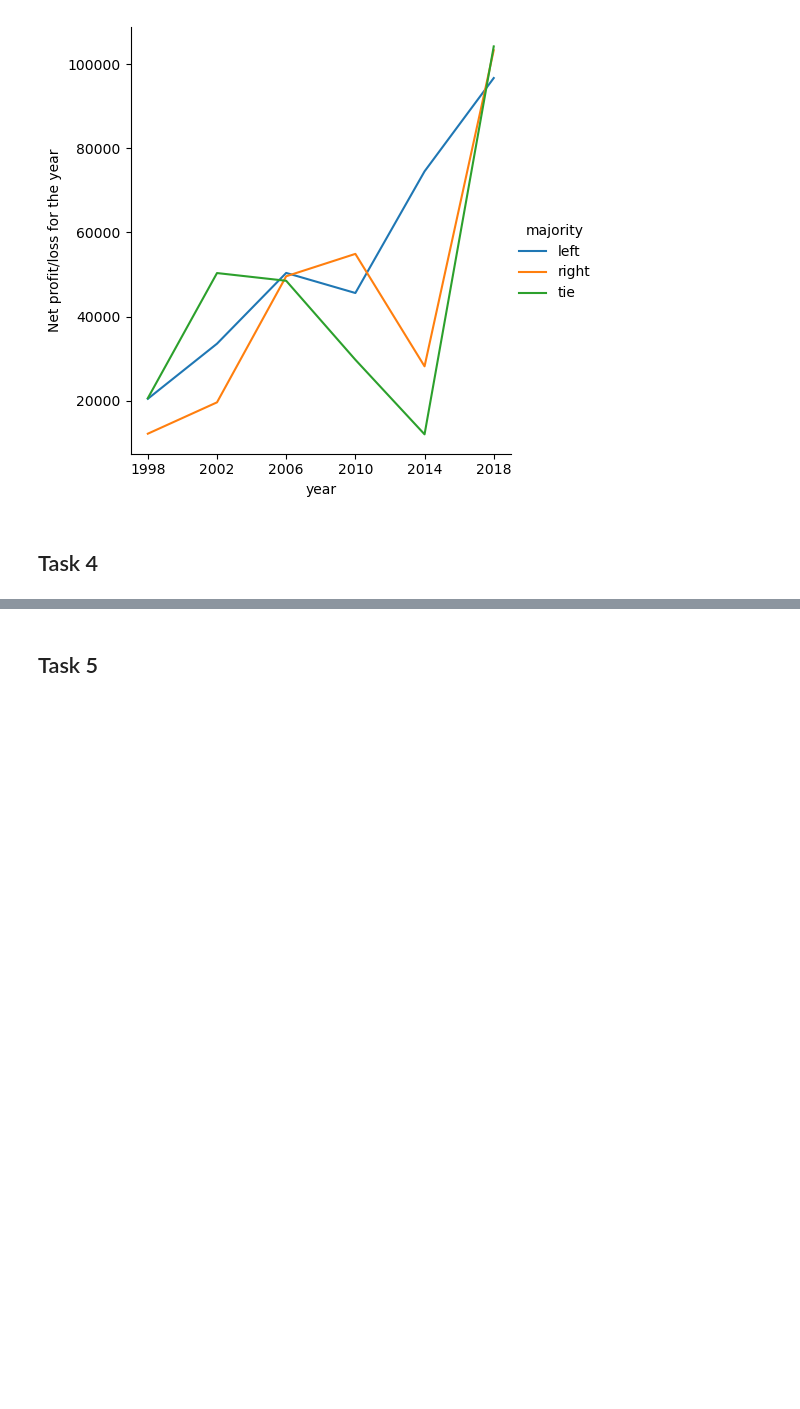
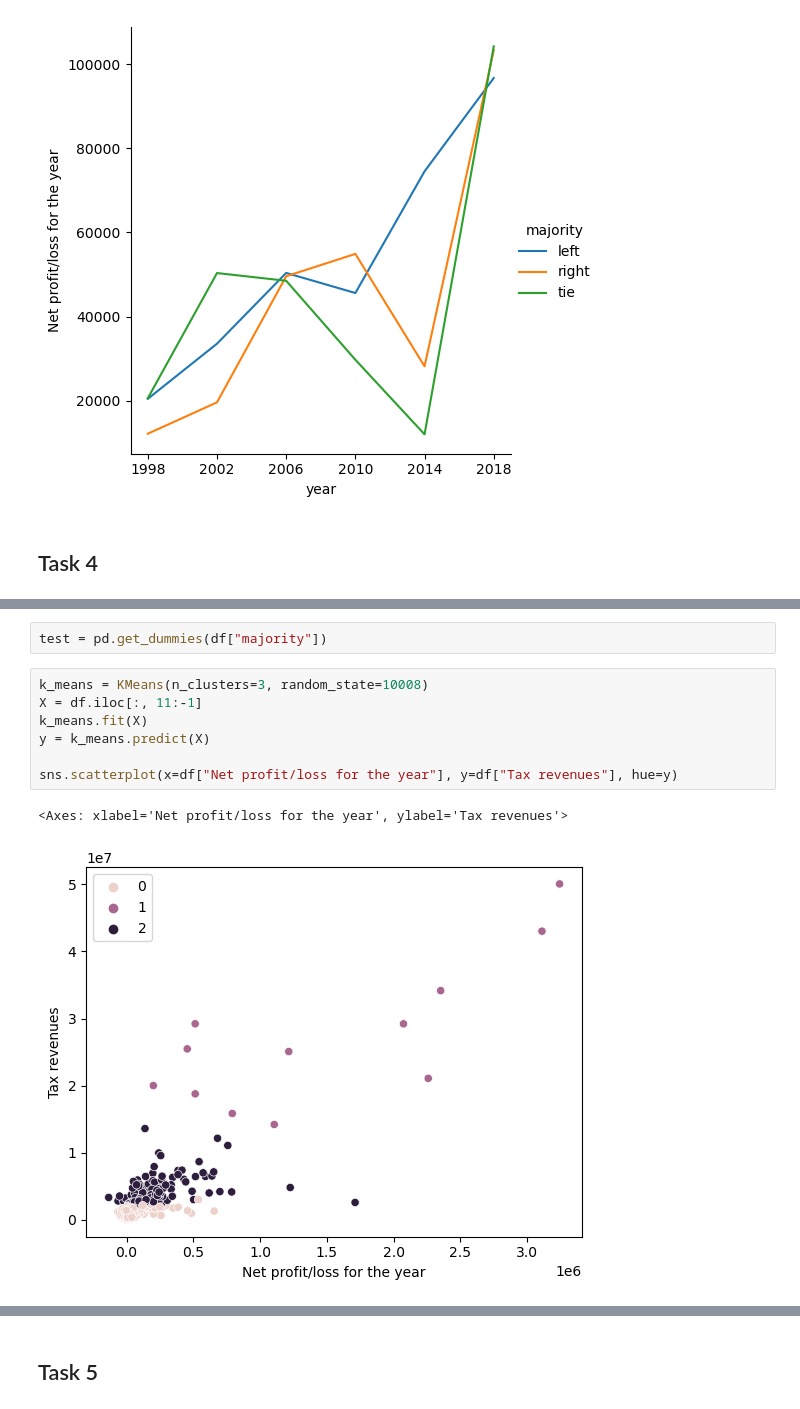
Before and after one commit to Keno-git/DS_assigment1, a Jupyter notebook: Assigment_1/Assigment_1.ipynb, the cells around one changed output, grey strips where cells are left out. Saved outputs shown, nothing was run; the diff lists cells and outputs as text; blank space fills up the shorter version.

```diff
--- a/Assigment_1/Assigment_1.ipynb
+++ b/Assigment_1/Assigment_1.ipynb
@@ -335,0 +343,12 @@ sns.relplot(data=df_cop, x="year", y="Net profit/loss for the year", hue="majori
+# %%
+test = pd.get_dummies(df["majority"])
+# %%
+k_means = KMeans(n_clusters=3, random_state=10008)
+X = df.iloc[:, 11:-1]
+k_means.fit(X)
+y = k_means.predict(X)
+
+sns.scatterplot(x=df["Net profit/loss for the year"], y=df["Tax revenues"], hue=y)
+# %% [output]
+<Axes: xlabel='Net profit/loss for the year', ylabel='Tax revenues'>
+[figure, added]
```
Also changed, not shown: parts of 14 cells of this notebook.
